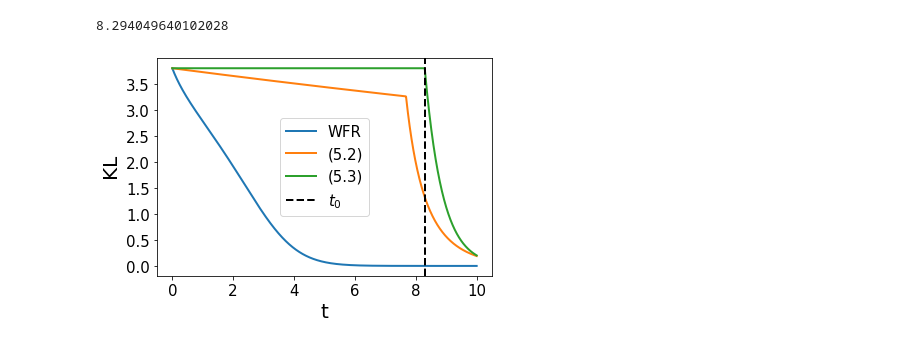
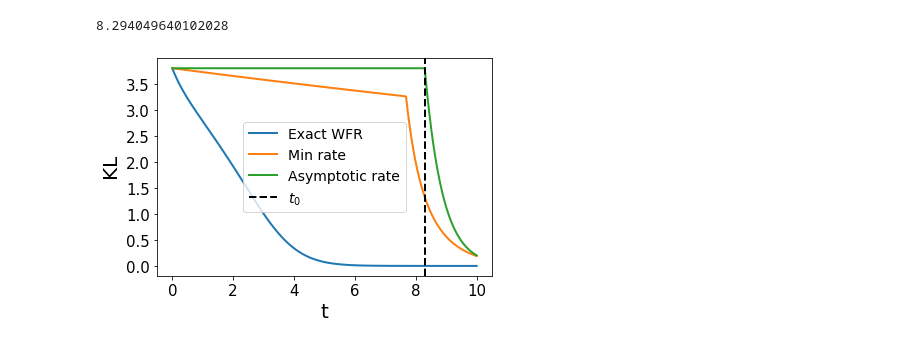
Before and after one commit to FrancescaCrucinio/SMC-WFR, a Jupyter notebook: LogConcavity&SymmetrisedKL.ipynb, the cells around one changed output. Cells and saved outputs as stored; diff of their text form; code cells hidden in the pictures.

```diff
--- a/LogConcavity&SymmetrisedKL.ipynb
+++ b/LogConcavity&SymmetrisedKL.ipynb
@@ -160,15 +160,15 @@ t0
 # %% [output]
 8.294049640102028
 # %%
-plt.plot(gamma*np.arange(discr+1), kl_exact, label = 'WFR', lw = 2)
-plt.plot(gamma*np.arange(discr+1), kl52, label = '(5.2)', lw = 2)
-plt.plot(gamma*np.arange(discr+1), kl53, label = '(5.3)', lw = 2)
+plt.plot(gamma*np.arange(discr+1), kl_exact, label = 'Exact WFR', lw = 2)
+plt.plot(gamma*np.arange(discr+1), kl52, label = 'Min rate', lw = 2)
+plt.plot(gamma*np.arange(discr+1), kl53, label = 'Asymptotic rate', lw = 2)
 plt.axvline(t0, color = 'black', label = r'$t_0$', linestyle = 'dashed', lw = 2)
-plt.legend(fontsize = 15)
+plt.legend(fontsize = 14)
 plt.xlabel('t', fontsize = 20)
 plt.ylabel(r'$\mathrm{KL}$', fontsize = 20)
 plt.xticks(fontsize = 15);
 plt.yticks(fontsize = 15);
-# plt.savefig('kl_rate.pdf', bbox_inches="tight")
+# plt.savefig('kl_rate_jmlr.pdf', bbox_inches="tight")
 # %% [output]
-[figure, old version]
+[figure, new version]
```
Also changed, not shown: parts of 1 cell of this notebook, 3 other files.
